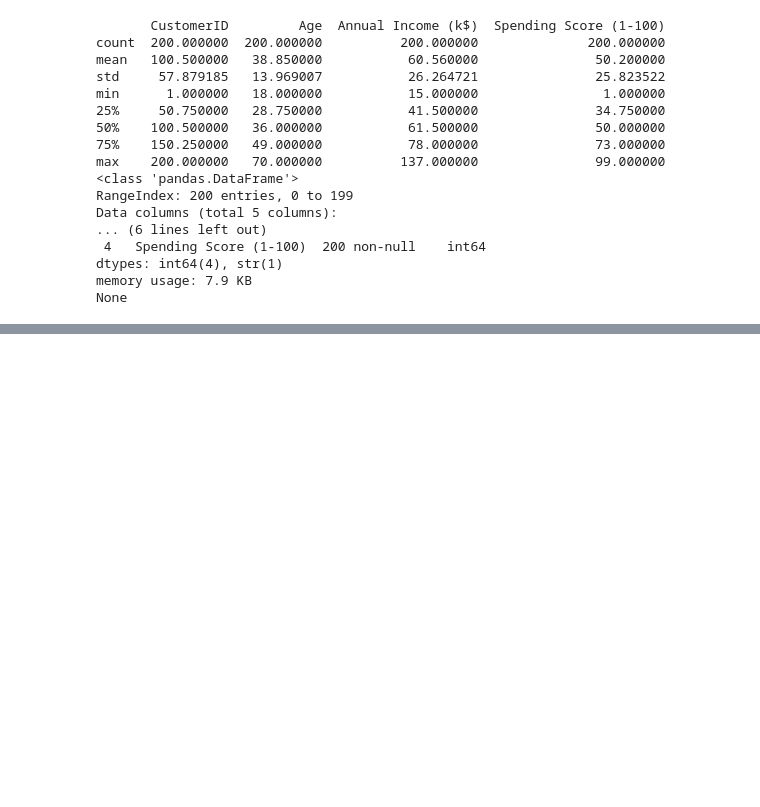
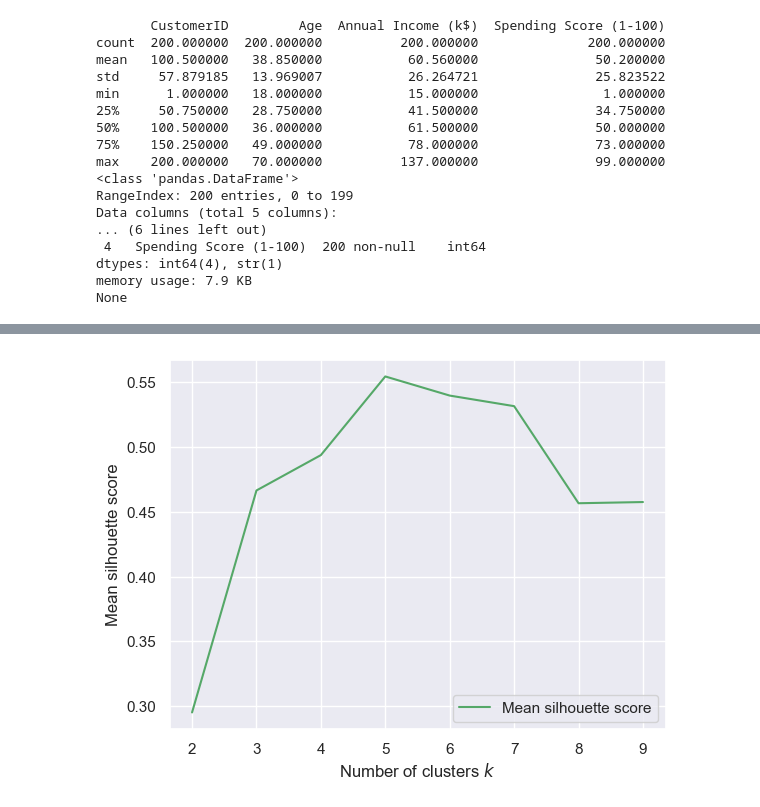
Before and after one commit to jancewicz/PJATK---Artificial-Intelligence-Postgraduate-Studies-, a Jupyter notebook: scikit-learn/clustering/mall_customers/mall_customers.ipynb, the cells around one changed output, grey strips where cells are left out. Saved outputs shown, nothing was run; the diff lists cells and outputs as text; code cells hidden in the pictures; blank space fills up the shorter version.

```diff
--- a/scikit-learn/clustering/mall_customers/mall_customers.ipynb
+++ b/scikit-learn/clustering/mall_customers/mall_customers.ipynb
@@ -41,0 +92,8 @@ X_scaled = scaler.fit_transform(X)
+# %%
+plt.plot(range(2, 10), ss, color="C2", label="Mean silhouette score")
+plt.xlabel("Number of clusters $k$")
+plt.ylabel("Mean silhouette score")
+plt.legend(loc="lower right")
+plt.show()
+# %% [output]
+[figure, added]
```
Also changed, not shown: parts of 7 cells of this notebook.
